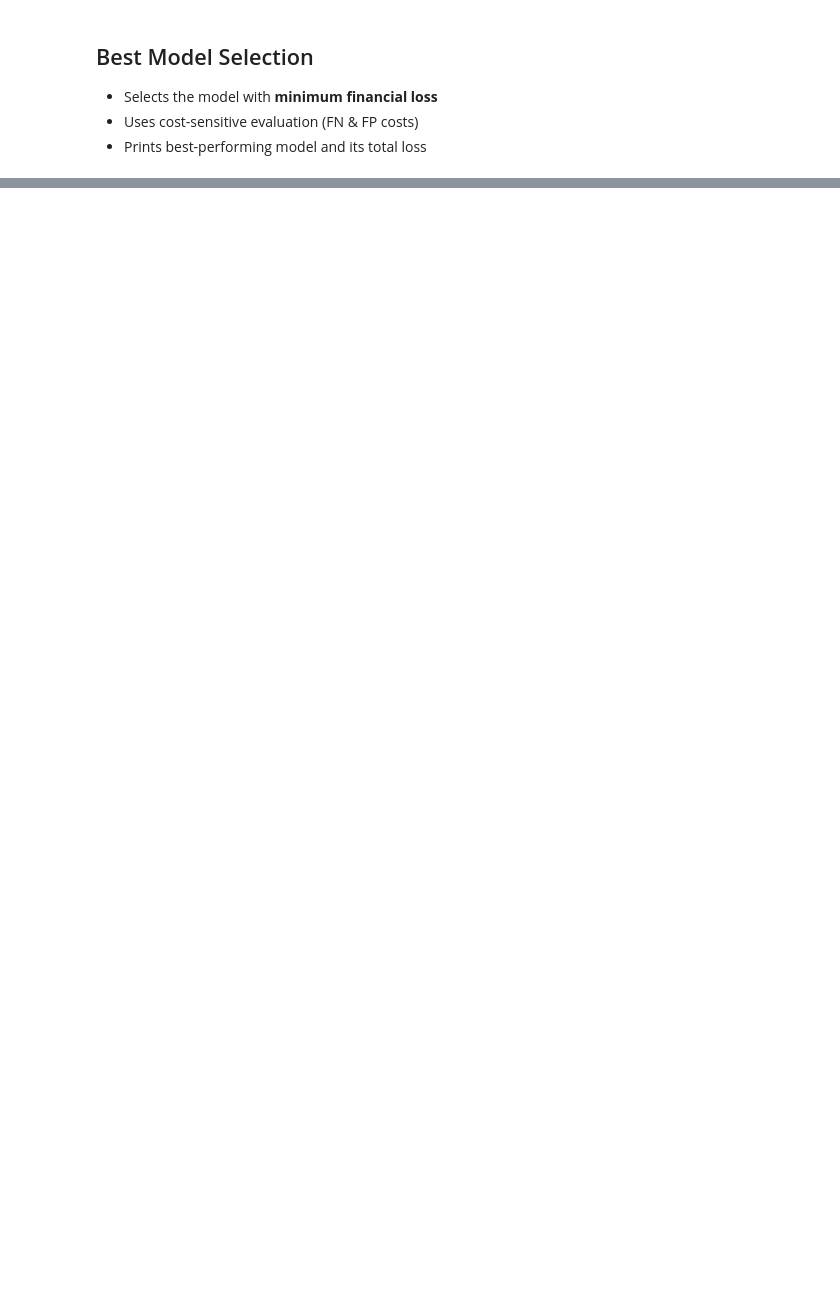
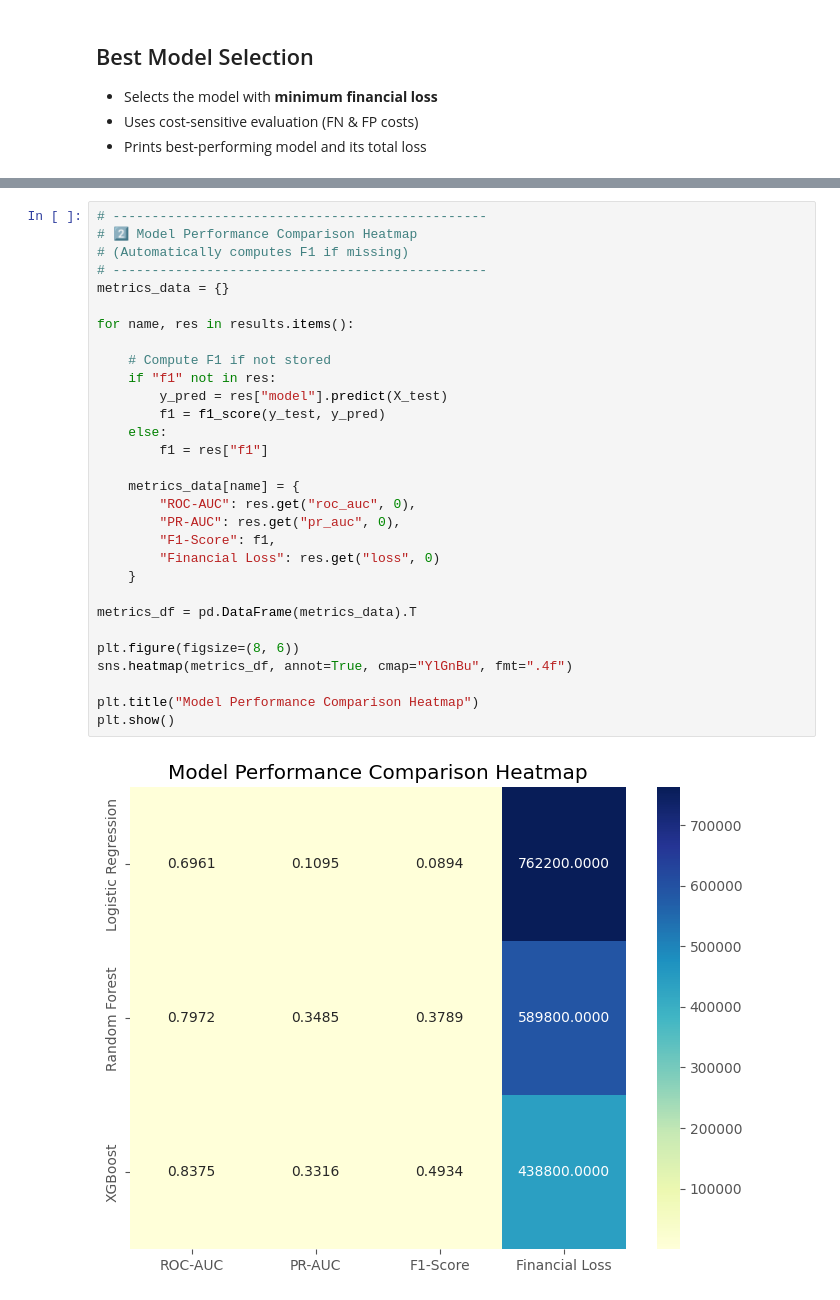
Before and after one commit to smrutiranjanbhuyan/upi-guard, a Jupyter notebook: src/upi_fraud_detection_pipeline.ipynb, the cells around one changed output, grey strips where cells are left out. Drawn from its saved outputs; the diff is of its cells as text; blank space fills up the shorter version.

```diff
--- a/src/upi_fraud_detection_pipeline.ipynb
+++ b/src/upi_fraud_detection_pipeline.ipynb
@@ -291,0 +316,32 @@ Loss: 183800
+# %%
+# ------------------------------------------------
+# 2️⃣ Model Performance Comparison Heatmap
+# (Automatically computes F1 if missing)
+# ------------------------------------------------
+metrics_data = {}
+
+for name, res in results.items():
+
+    # Compute F1 if not stored
+    if "f1" not in res:
+        y_pred = res["model"].predict(X_test)
+        f1 = f1_score(y_test, y_pred)
+    else:
+        f1 = res["f1"]
+
+    metrics_data[name] = {
+        "ROC-AUC": res.get("roc_auc", 0),
+        "PR-AUC": res.get("pr_auc", 0),
+        "F1-Score": f1,
+        "Financial Loss": res.get("loss", 0)
+    }
+
+metrics_df = pd.DataFrame(metrics_data).T
+
+plt.figure(figsize=(8, 6))
+sns.heatmap(metrics_df, annot=True, cmap="YlGnBu", fmt=".4f")
+
+plt.title("Model Performance Comparison Heatmap")
+plt.show()
+# %% [output]
+[figure, added]
```
Also changed, not shown: parts of 10 cells of this notebook, 2 other files.
